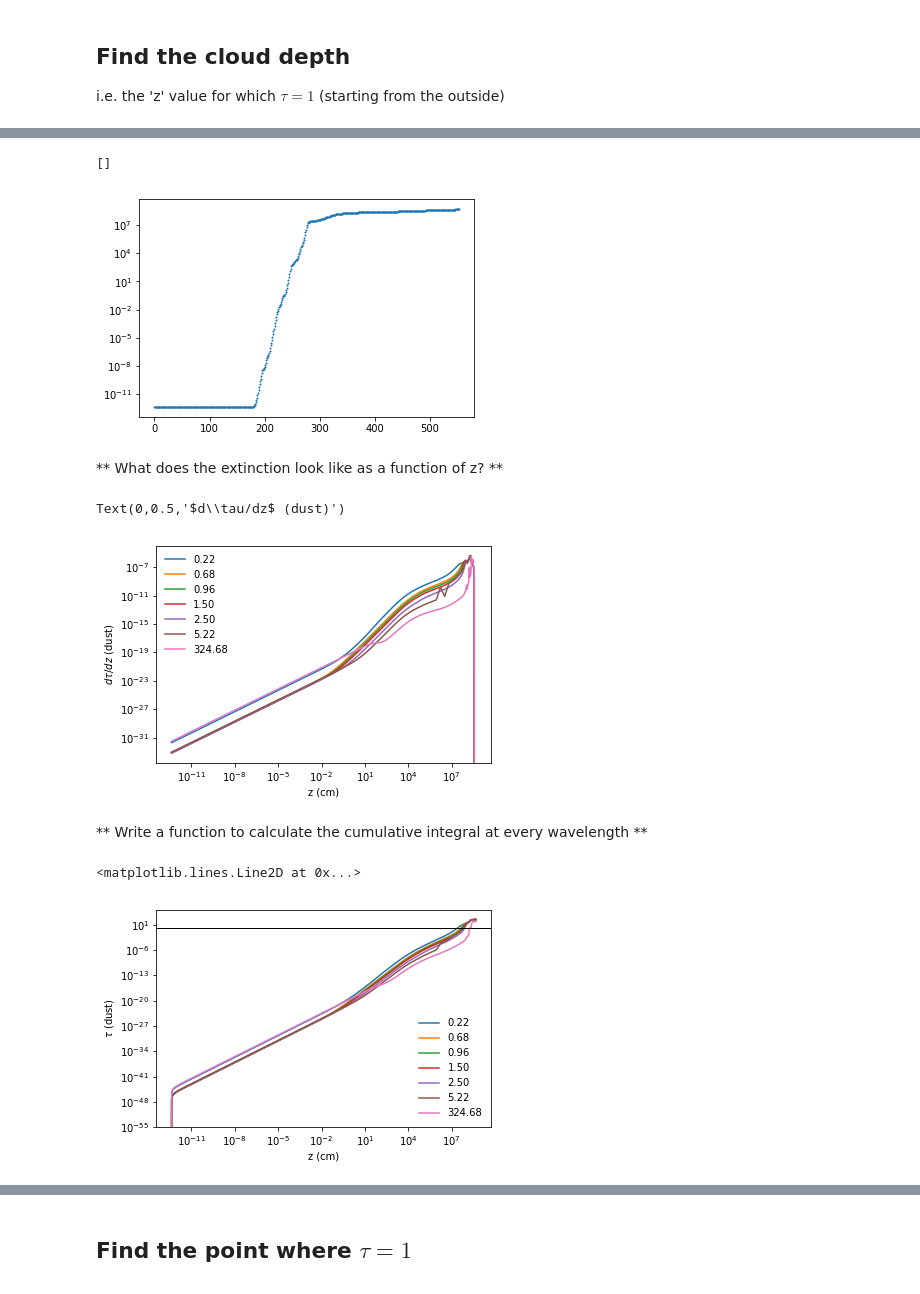
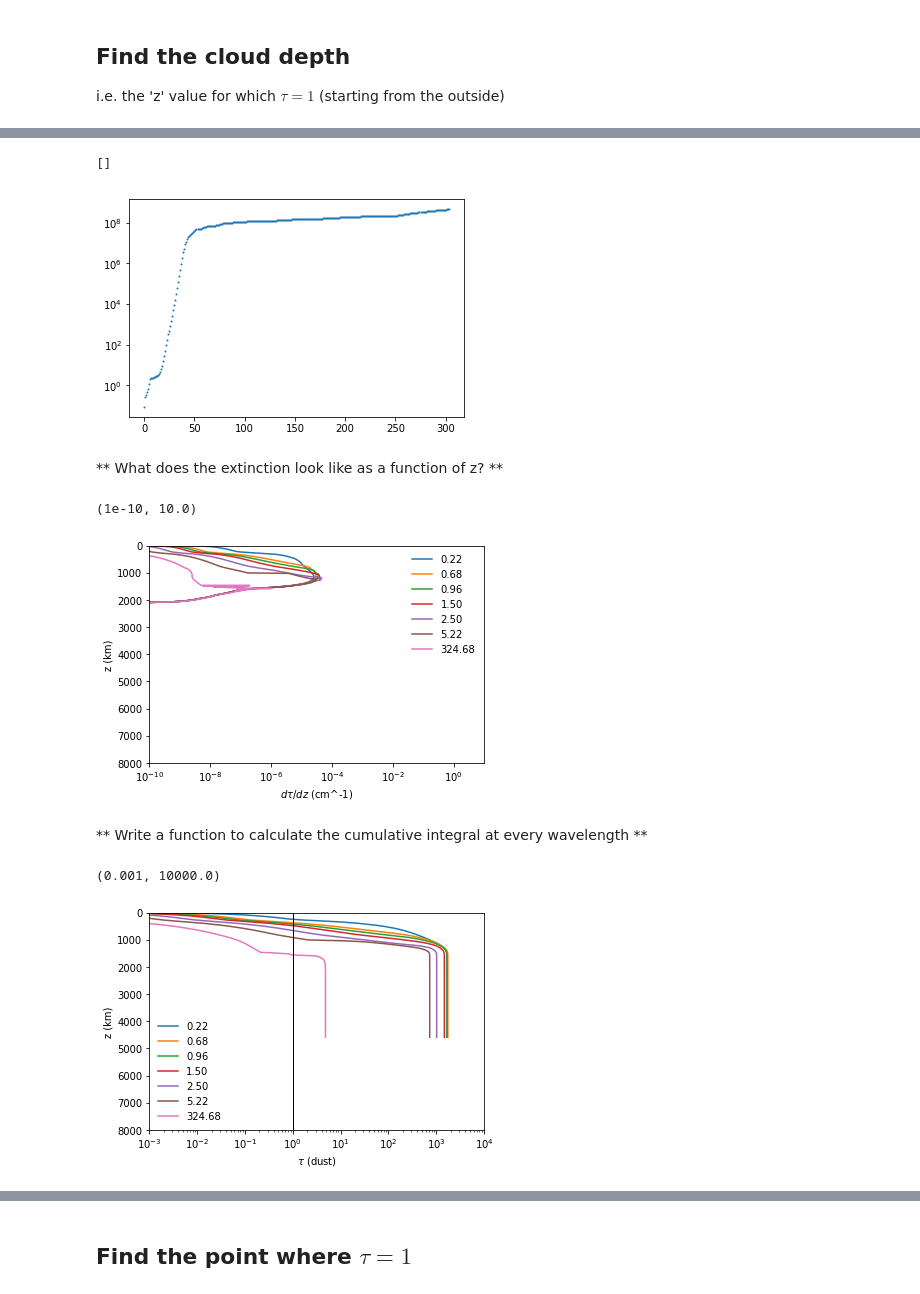
Before and after one commit to eblur/cloudacademyMap, a Jupyter notebook: notebooks/test_cloud_depth.ipynb, the cells around one changed output, grey strips where cells are left out. Saved outputs shown, nothing was run; the diff lists cells and outputs as text; code cells hidden in the pictures.

```diff
--- a/notebooks/test_cloud_depth.ipynb
+++ b/notebooks/test_cloud_depth.ipynb
@@ -18,8 +14,8 @@ from astropy.table import Table
 # %%
-lat, lon = 105, 67.5
-zfile = 'Les_Houches_Cloud_Activity/HATP_7b_Phi-{}Theta{}/out3_chem1.dat'.format(lat,lon)
-extfile = 'Les_Houches_Cloud_Activity/HATP_7b_Phi-{}Theta{}/out3_extinction.dat'.format(lat,lon)
-thermofile = 'Les_Houches_Cloud_Activity/HATP_7b_Phi-{}Theta{}/out3_thermo.dat'.format(lat,lon)
+lat, lon  = 0, 0
+zfile = 'static_weather_results/HATP_7b_Phi-180.0Theta0.0/out3_chem1.dat'
+extfile = 'static_weather_results/HATP_7b_Phi-180.0Theta0.0/out3_extinction.dat'
+thermofile = 'static_weather_results/HATP_7b_Phi-180.0Theta0.0/out3_thermo.dat'
 # %%
 z = np.array(Table.read(zfile, format='ascii', header_start=2, data_start=3)['z']) # cm
 rho = np.array(Table.read(thermofile, format='ascii', header_start=2, data_start=3)['rho']) # g cm^-3
@@ -28,7 +24,7 @@ plt.plot(z, 'o', markersize=1)
 plt.semilogy()
 # %% [output]
 []
-[figure, old version]
+[figure, new version]
 # %%
 junk  = np.loadtxt(extfile, skiprows=4)
 p = junk[:,0]
@@ -50,14 +46,16 @@ wavel = get_wavel(extfile)
 ** What does the extinction look like as a function of z? **
 # %%
 for i in range(len(wavel))[::5]:
-    plt.plot(z, dtau_dz[:,i], label='{:.2f}'.format(wavel[i]))
-plt.legend(loc='upper left', frameon=False)
-plt.loglog()
-plt.xlabel('z (cm)')
-plt.ylabel(r'$d\tau/dz$ (dust)')
+    plt.plot(dtau_dz[:,i], z * 1.e-5, label='{:.2f}'.format(wavel[i]))
+plt.legend(loc='upper right', frameon=False)
+plt.semilogx()
+plt.ylabel('z (km)')
+plt.xlabel(r'$d\tau/dz$ (cm^-1)')
+plt.ylim(8000, 0)
+plt.xlim(1.e-10, 10.0)
 # %% [output]
-Text(0,0.5,'$d\\tau/dz$ (dust)')
+(1e-10, 10.0)
-[figure, old version]
+[figure, new version]
 # %% [markdown]
 ** Write a function to calculate the cumulative integral at every wavelength **
 # %%
@@ -71,14 +69,16 @@ def cumulative_integral(z, ext):
 tau = cumulative_integral(z, dtau_dz)
 # %%
 for i in range(len(wavel))[::5]:
-    plt.plot(z, tau[:,i], label='{:.2f}'.format(wavel[i]))
-plt.legend(loc='lower right', frameon=False)
-plt.loglog()
-plt.xlabel('z (cm)')
-plt.ylabel(r'$\tau$ (dust)')
-plt.axhline(1.0, color='k', lw=1)
+    plt.plot(tau[:,i], z*1.e-5, label='{:.2f}'.format(wavel[i]))
+plt.legend(loc='lower left', frameon=False)
+plt.semilogx()
+plt.ylabel('z (km)')
+plt.xlabel(r'$\tau$ (dust)')
+plt.ylim(8000, 0)
+plt.axvline(1.0, color='k', lw=1)
+plt.xlim(1.e-3, 1.e4)
 # %% [output]
-<matplotlib.lines.Line2D at 0x...>
+(0.001, 10000.0)
-[figure, old version]
+[figure, new version]
 # %%
 for i in range(len(wavel))[::5]:
```
Also changed, not shown: parts of 12 cells of this notebook, 1 other file.
